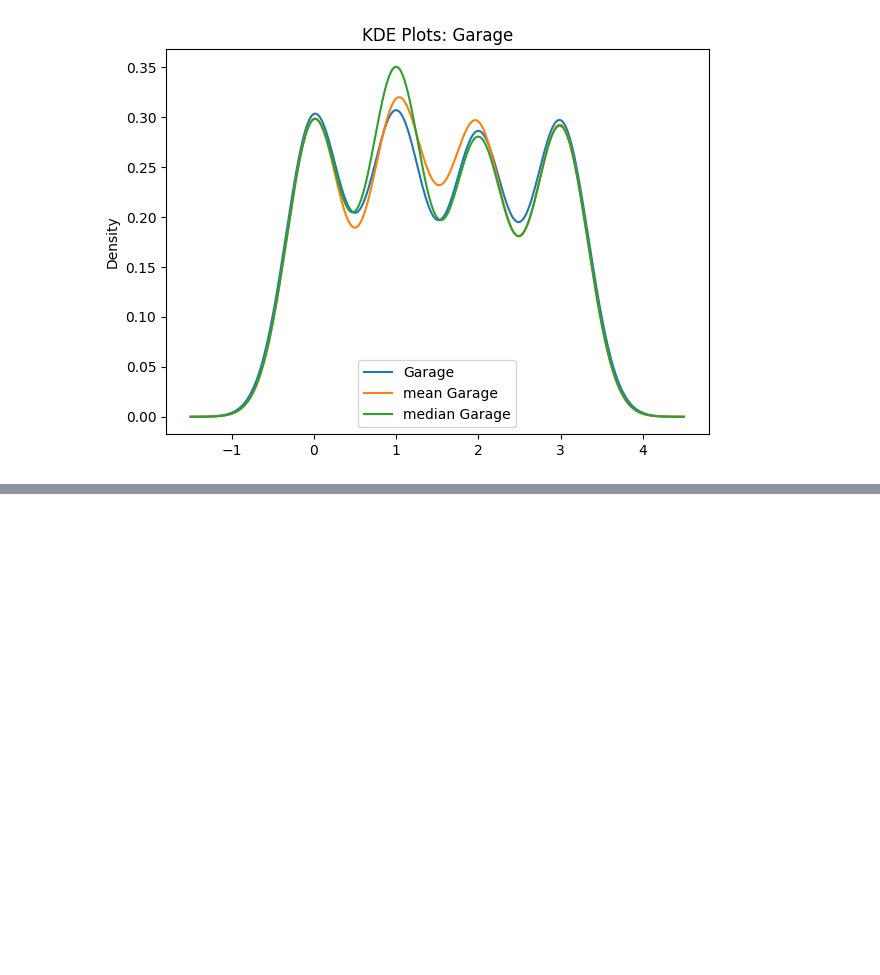
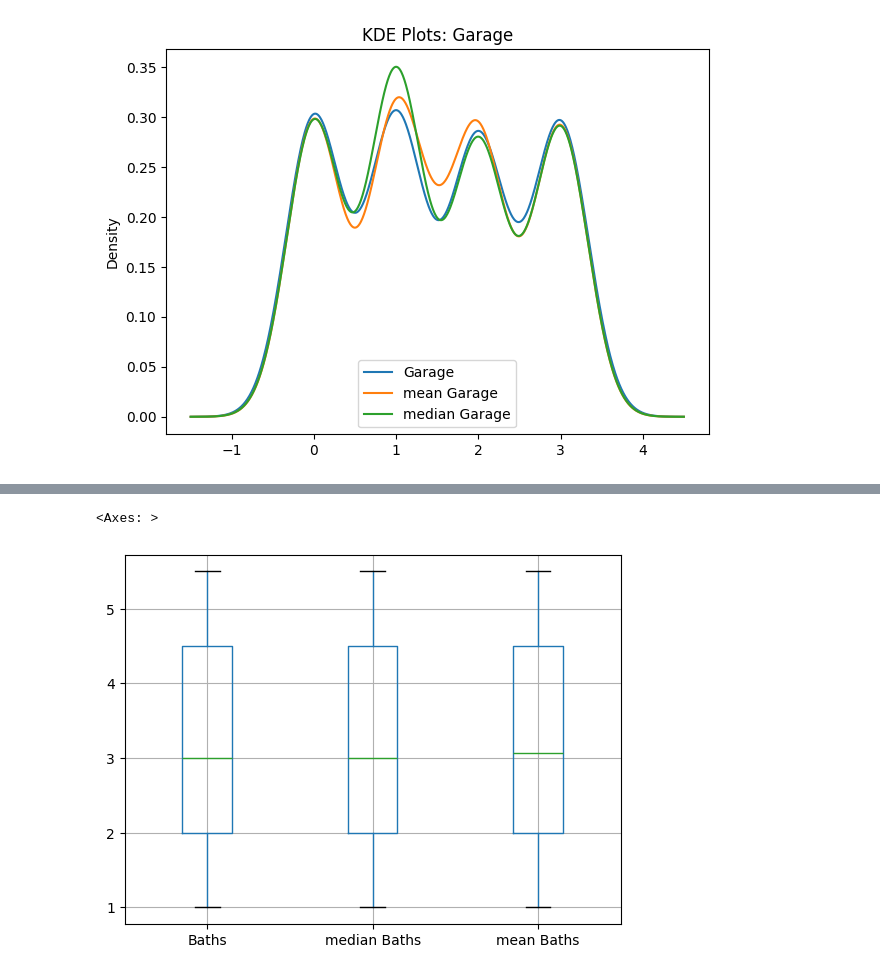
Before and after one commit to shivam188132/MY_machine_learning, a Jupyter notebook: Handling missing data( numerical using simple imputer ).ipynb, the cells around one changed output, grey strips where cells are left out. Drawn from its saved outputs; the diff is of its cells as text; code cells hidden in the pictures; blank space fills up the shorter version.

```diff
--- a/Handling missing data( numerical using simple imputer ).ipynb
+++ b/Handling missing data( numerical using simple imputer ).ipynb
@@ -242,0 +266,5 @@ for col in original_cols:
+# %%
+X_train[['Baths','median Baths','mean Baths']].boxplot()
+# %% [output]
+<Axes: >
+[figure, added]
```
Also changed, not shown: parts of 26 cells of this notebook.
